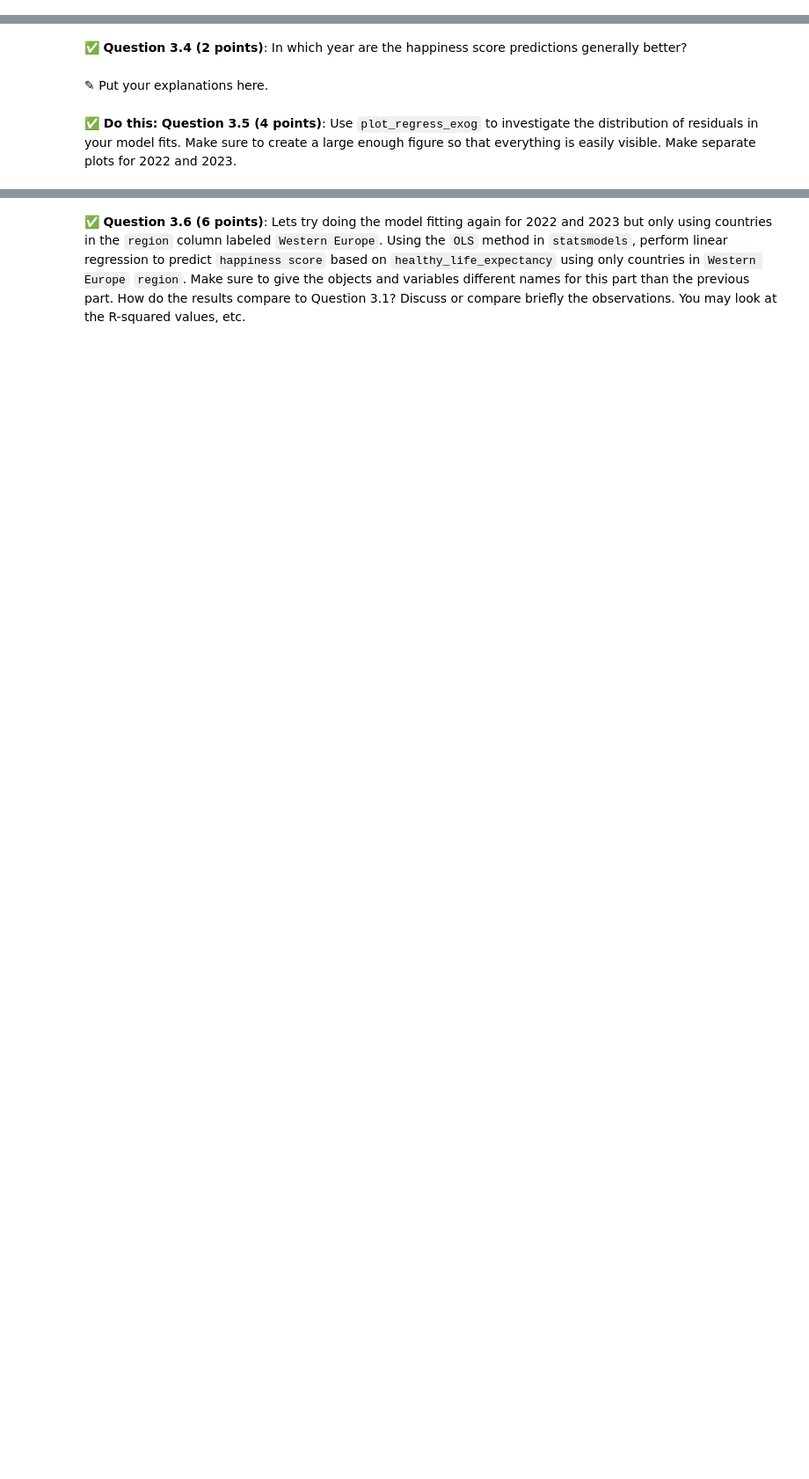
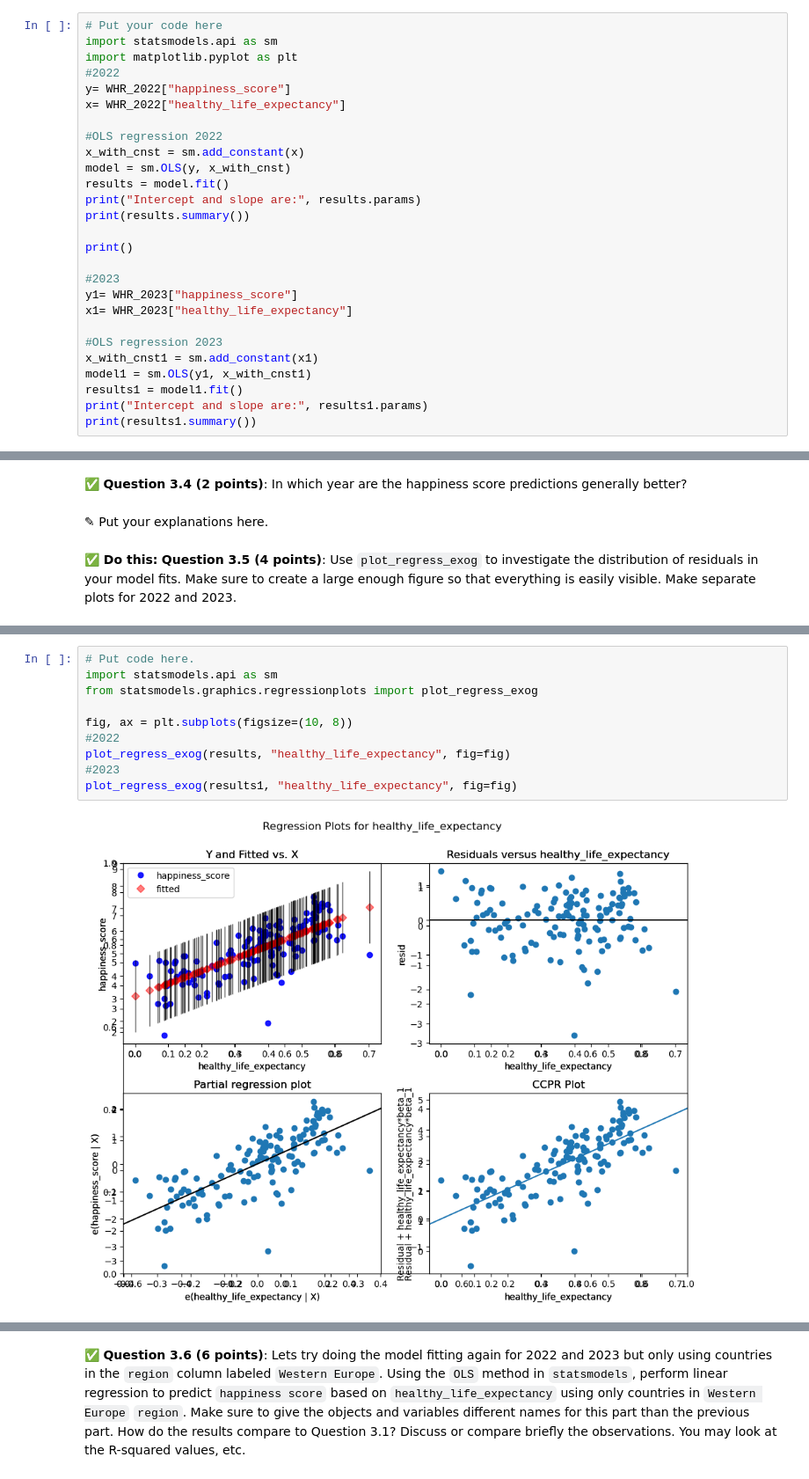
Before and after one commit to Lawpantoe/CMSE202-f23-turnin, a Jupyter notebook: hw-03/HW-03_Regression-S24-STUDENT.ipynb, the cells around one changed output, grey strips where cells are left out. Shown at 88% size. Drawn from its saved outputs; the diff is of its cells as text; blank space fills up the shorter version.

```diff
--- a/hw-03/HW-03_Regression-S24-STUDENT.ipynb
+++ b/hw-03/HW-03_Regression-S24-STUDENT.ipynb
@@ -162,0 +163,27 @@ In this part, we'll perform some one-variable linear regression analysis on the
+# %%
+# Put your code here
+import statsmodels.api as sm
+import matplotlib.pyplot as plt
+#2022
+y= WHR_2022["happiness_score"]
+x= WHR_2022["healthy_life_expectancy"]
+
+#OLS regression 2022
+x_with_cnst = sm.add_constant(x)
+model = sm.OLS(y, x_with_cnst)
+results = model.fit()
+print("Intercept and slope are:", results.params)
+print(results.summary())
+
+print()
+
+#2023
+y1= WHR_2023["happiness_score"]
+x1= WHR_2023["healthy_life_expectancy"]
+
+#OLS regression 2023
+x_with_cnst1 = sm.add_constant(x1)
+model1 = sm.OLS(y1, x_with_cnst1)
+results1 = model1.fit()
+print("Intercept and slope are:", results1.params)
+print(results1.summary())
@@ -184,0 +257,12 @@ In this part, we'll perform some one-variable linear regression analysis on the
+# %%
+# Put code here.
+import statsmodels.api as sm
+from statsmodels.graphics.regressionplots import plot_regress_exog
+
+fig, ax = plt.subplots(figsize=(10, 8))
+#2022
+plot_regress_exog(results, "healthy_life_expectancy", fig=fig)
+#2023
+plot_regress_exog(results1, "healthy_life_expectancy", fig=fig)
+# %% [output]
+[figure, added]
```
Also changed, not shown: parts of 17 cells of this notebook.
